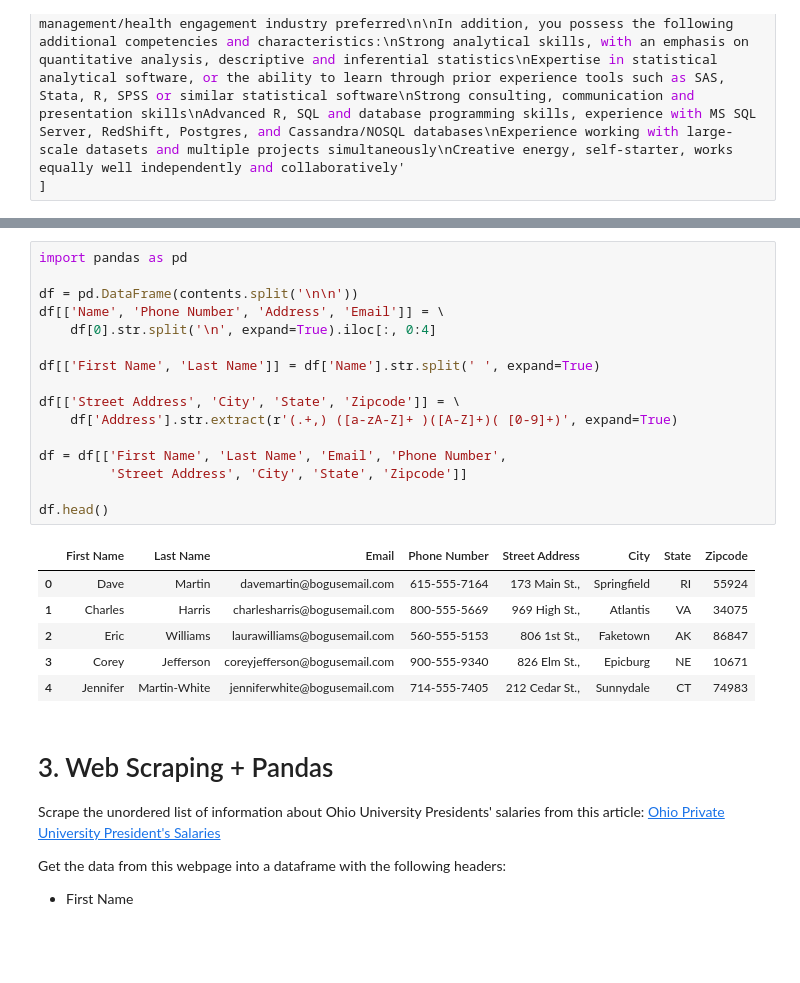
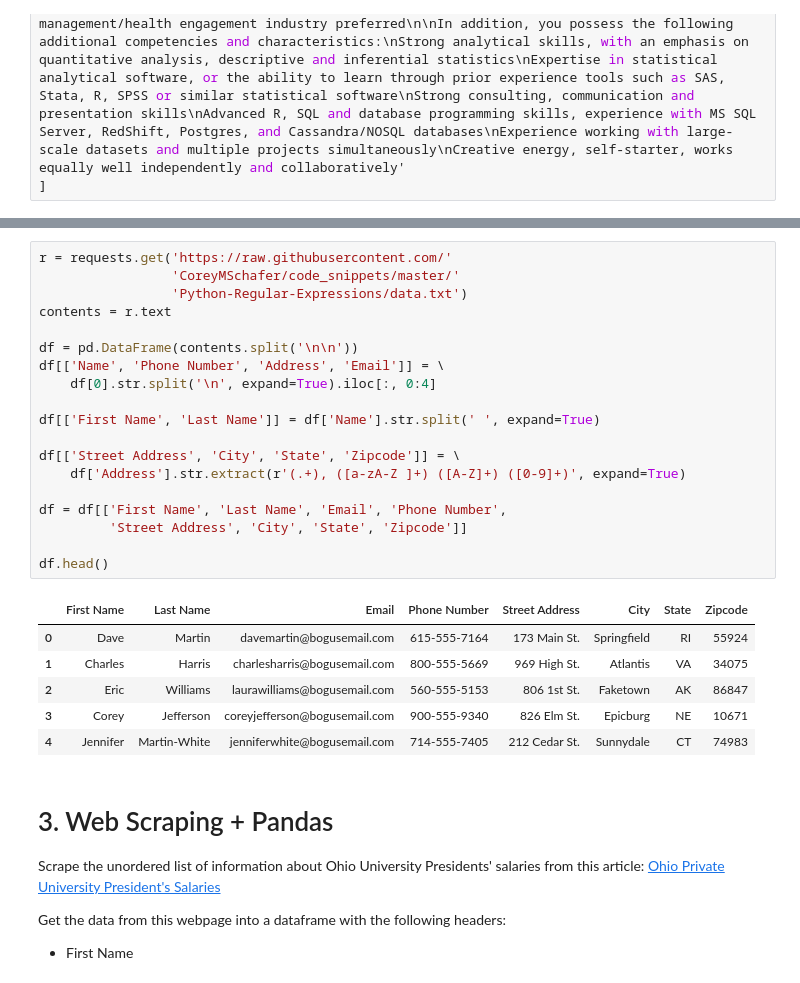
Before and after one commit to chrisluedtke/data-science-journal, a Jupyter notebook: 14-Natural-Language-Processing/01_Text_Data_Assignment.ipynb, the cells around one changed output, grey strips where cells are left out. Drawn from its saved outputs; the diff is of its cells as text; blank space fills up the shorter version.

```diff
--- a/14-Natural-Language-Processing/01_Text_Data_Assignment.ipynb
+++ b/14-Natural-Language-Processing/01_Text_Data_Assignment.ipynb
@@ -119,26 +158,29 @@ Once you have read in the file's contents your task is to get this unstructured
 # %%
-import pandas as pd
+r = requests.get('https://raw.githubusercontent.com/'
+                 'CoreyMSchafer/code_snippets/master/'
+                 'Python-Regular-Expressions/data.txt')
+contents = r.text
 
 df = pd.DataFrame(contents.split('\n\n'))
 df[['Name', 'Phone Number', 'Address', 'Email']] = \
     df[0].str.split('\n', expand=True).iloc[:, 0:4]
 
 df[['First Name', 'Last Name']] = df['Name'].str.split(' ', expand=True)
 
 df[['Street Address', 'City', 'State', 'Zipcode']] = \
-    df['Address'].str.extract(r'(.+,) ([a-zA-Z]+ )([A-Z]+)( [0-9]+)', expand=True)
+    df['Address'].str.extract(r'(.+), ([a-zA-Z ]+) ([A-Z]+) ([0-9]+)', expand=True)
 
 df = df[['First Name', 'Last Name', 'Email', 'Phone Number',
          'Street Address', 'City', 'State', 'Zipcode']]
 
 df.head()
 # %% [output]
 |  | First Name | Last Name | Email | Phone Number | Street Address | City | State | Zipcode |
-| 0 | Dave | Martin | davemartin@bogusemail.com | 615-555-7164 | 173 Main St., | Springfield | RI | 55924 |
-| 1 | Charles | Harris | charlesharris@bogusemail.com | 800-555-5669 | 969 High St., | Atlantis | VA | 34075 |
-| 2 | Eric | Williams | laurawilliams@bogusemail.com | 560-555-5153 | 806 1st St., | Faketown | AK | 86847 |
-| 3 | Corey | Jefferson | coreyjefferson@bogusemail.com | 900-555-9340 | 826 Elm St., | Epicburg | NE | 10671 |
-| 4 | Jennifer | Martin-White | jenniferwhite@bogusemail.com | 714-555-7405 | 212 Cedar St., | Sunnydale | CT | 74983 |
+| 0 | Dave | Martin | davemartin@bogusemail.com | 615-555-7164 | 173 Main St. | Springfield | RI | 55924 |
+| 1 | Charles | Harris | charlesharris@bogusemail.com | 800-555-5669 | 969 High St. | Atlantis | VA | 34075 |
+| 2 | Eric | Williams | laurawilliams@bogusemail.com | 560-555-5153 | 806 1st St. | Faketown | AK | 86847 |
+| 3 | Corey | Jefferson | coreyjefferson@bogusemail.com | 900-555-9340 | 826 Elm St. | Epicburg | NE | 10671 |
+| 4 | Jennifer | Martin-White | jenniferwhite@bogusemail.com | 714-555-7405 | 212 Cedar St. | Sunnydale | CT | 74983 |
 # %% [markdown]
 # 3. Web Scraping + Pandas
 
```
Also changed, not shown: parts of 11 cells of this notebook, 1 other file.
